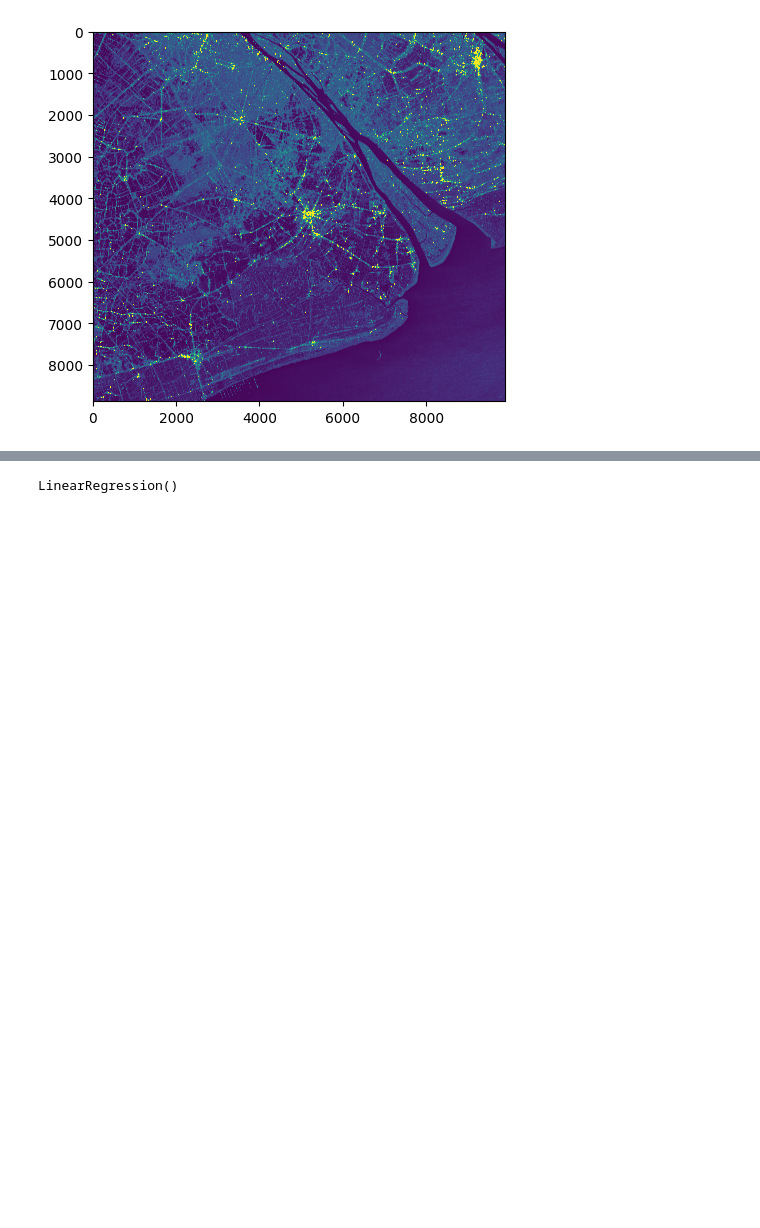
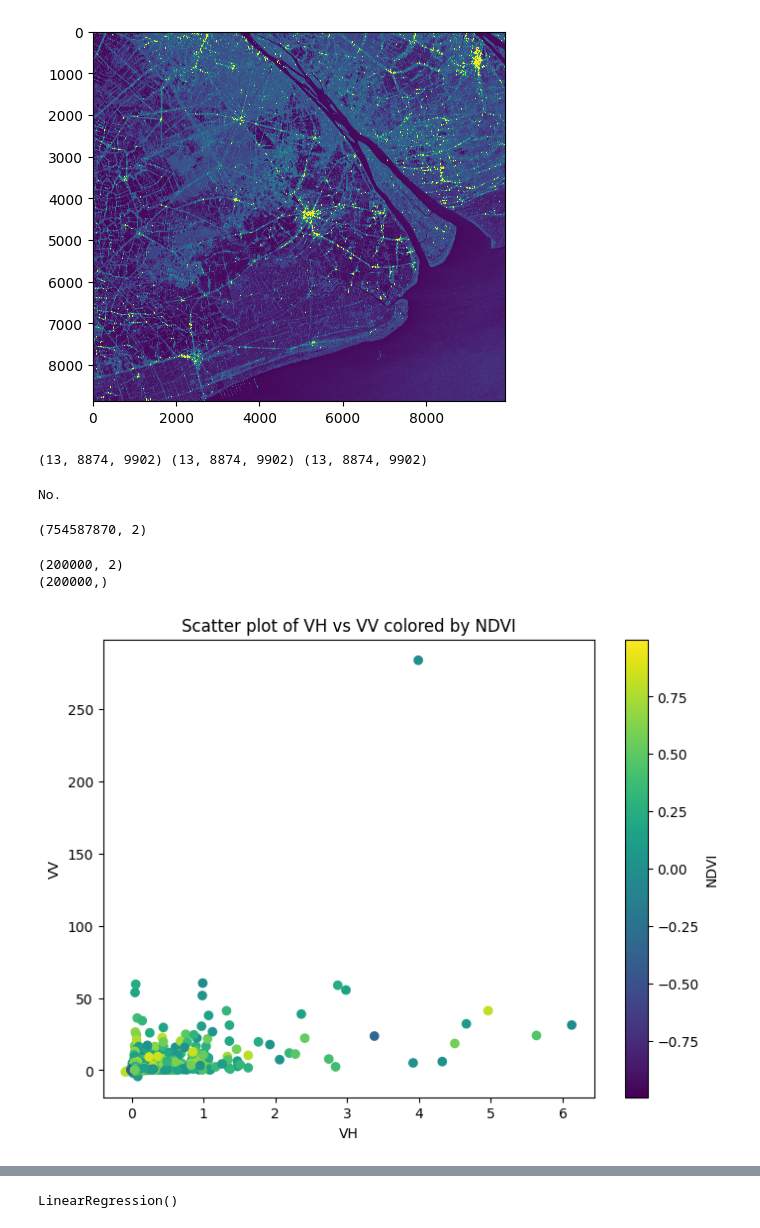
Before and after one commit to minhify/CTU-CSIROBoeingPhase5, a Jupyter notebook: train.ipynb, the cells around one changed output, grey strips where cells are left out. Cells and saved outputs as stored; diff of their text form; code cells hidden in the pictures; blank space fills up the shorter version.

```diff
--- a/train.ipynb
+++ b/train.ipynb
@@ -93,5 +93,5 @@ EPSG:32648
 grid_mapping :
 spatial_ref
 # %%
-average_vv = calculate_average(dsvv, time_pattern='2W')
-average_vh = calculate_average(dsvh, time_pattern='2W')
+average_vv = calculate_average(dsvv, time_pattern='1M')
+progress(average_vv)
@@ -97,0 +100,3 @@ average_vh = calculate_average(dsvh, time_pattern='2W')
+# %%
+average_vh = calculate_average(dsvh, time_pattern='1M')
+progress(average_vh)
@@ -292,26 +288,63 @@ plt.imshow(dsvv.isel(time=6), vmin=0, vmax=1)
 # %% [output]
 <matplotlib.image.AxesImage at 0x...>
 [figure]
+# %%
+print(average_ndvi.shape, average_vv.shape, average_vh.shape)
+# %% [output]
+(13, 8874, 9902) (13, 8874, 9902) (13, 8874, 9902)
 # %%
 mask = ~np.isnan(average_ndvi)
 
 X_train = np.stack([average_vh.values[mask], average_vv.values[mask]], axis=1)
 y_train = average_ndvi.values[mask]
+# %%
+# Kiểm tra có giá trị NaN trong X_train
+has_nan = np.isnan(X_train).any()
+
+# In kết quả
+if has_nan:
+    print("Yes")
+else:
+    print("No.")
+# %% [output]
+No.
+# %%
+X_train.shape
+# %% [output]
+(754587870, 2)
+# %%
+num_samples = 200000
+
+# Generate random indices
+random_indices = np.random.choice(X_train.shape[0], size=num_samples, replace=False)
+
+# Subset the data using the random indices
+X_train_subset = X_train[random_indices]
+y_train_subset = y_train[random_indices]
+
+# Check the new shape
+print(X_train_subset.shape)
+print(y_train_subset.shape)
+# %% [output]
+(200000, 2)
+(200000,)
 # %%
 import matplotlib.pyplot as plt
 
 # Lấy dữ liệu VH và VV từ X_train
-VH = X_train[:, 0]
-VV = X_train[:, 1]
+VH = X_train_subset[:, 0]
+VV = X_train_subset[:, 1]
 
 # Vẽ biểu đồ phân tán cho VH và VV
 plt.figure(figsize=(8, 6))
-scatter = plt.scatter(VH, VV, c=y_train, cmap='viridis', marker='o')
+scatter = plt.scatter(VH, VV, c=y_train_subset, cmap='viridis', marker='o')
 plt.colorbar(scatter, label='NDVI')
 plt.xlabel('VH')
 plt.ylabel('VV')
 plt.title('Scatter plot of VH vs VV colored by NDVI')
 plt.show()
+# %% [output]
+[figure, added]
 # %%
 from mpl_toolkits.mplot3d import Axes3D
 
```
Also changed, not shown: parts of 17 cells of this notebook, 1 other file.
